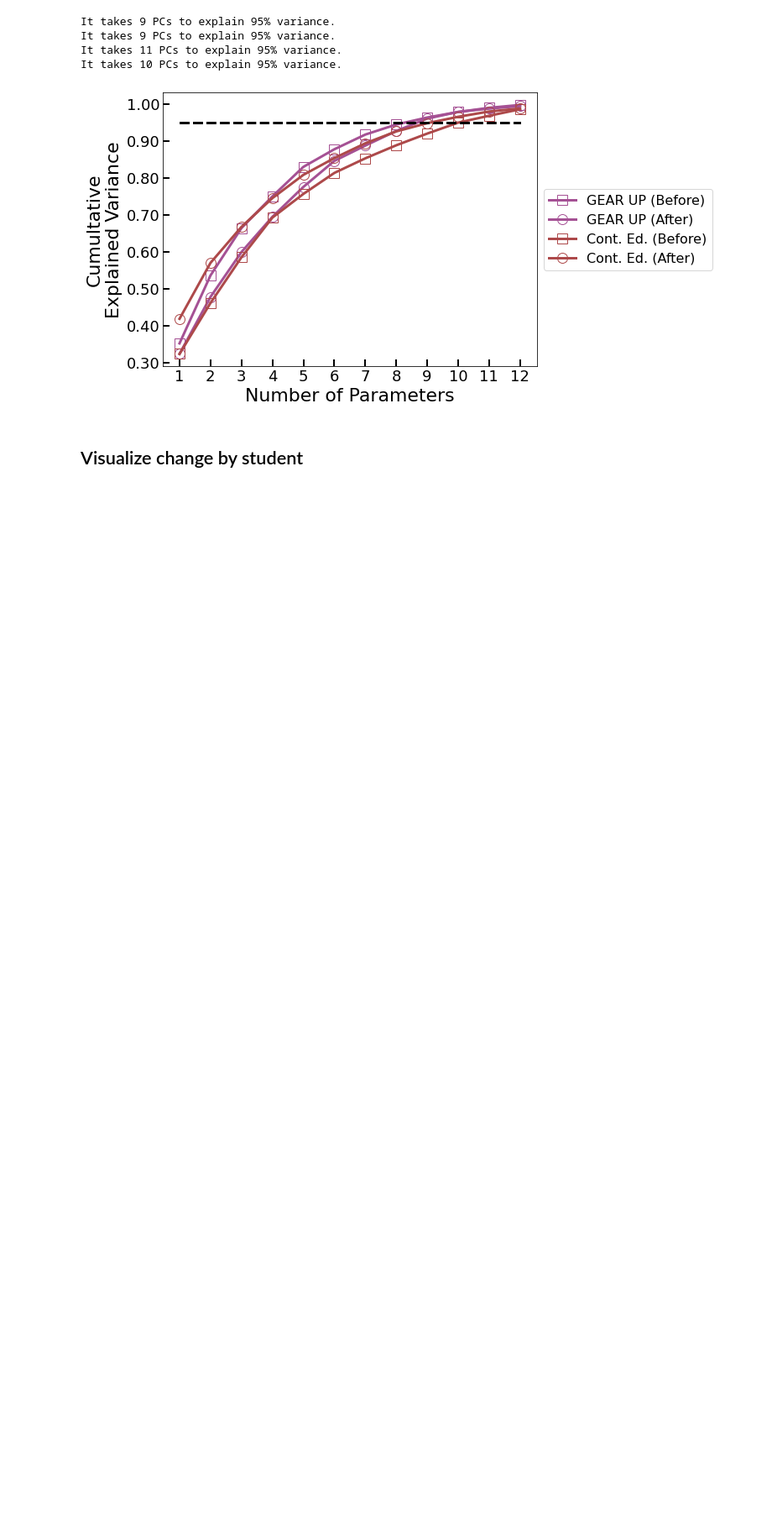
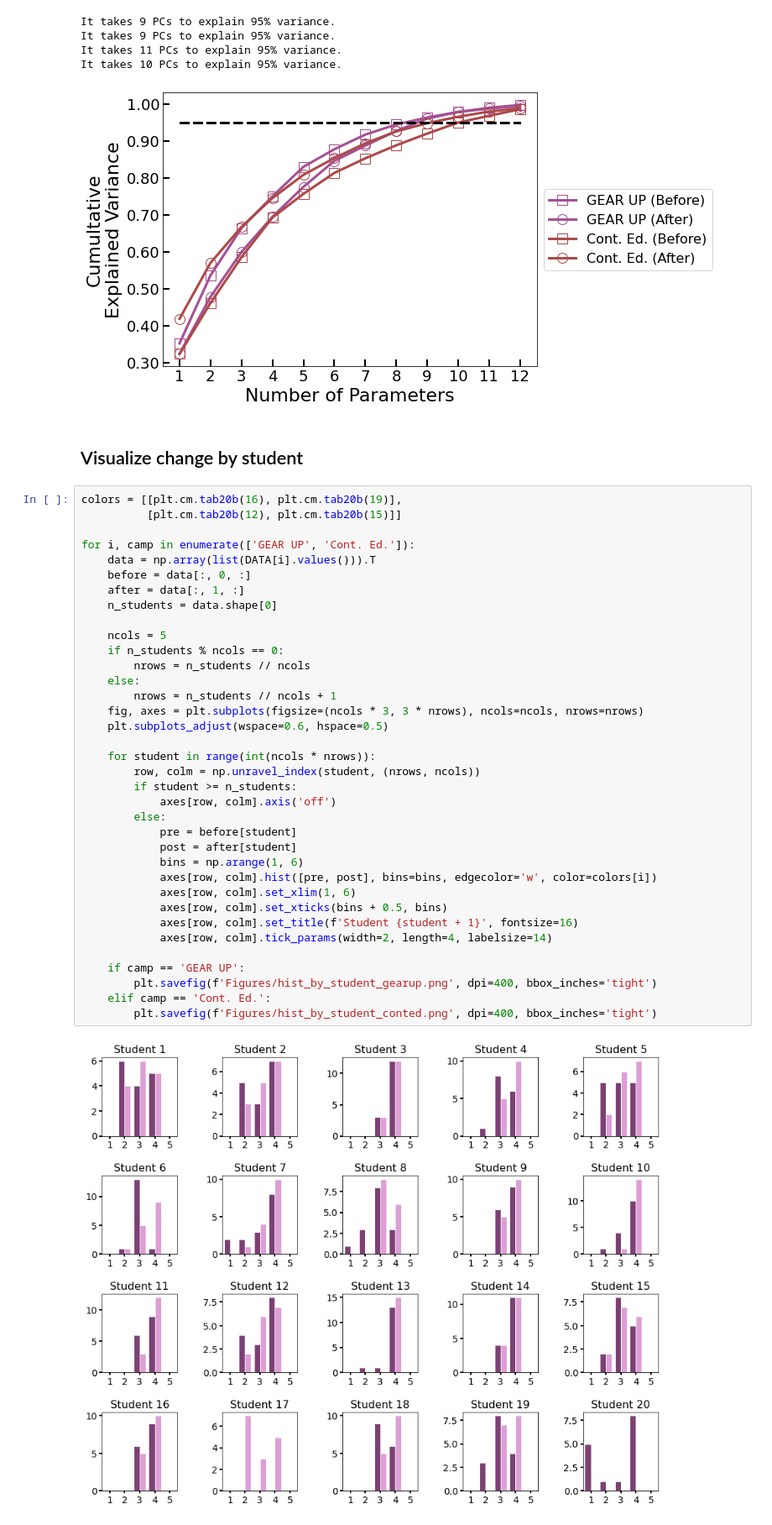
Before and after one commit to stetef/Nanocamp, a Jupyter notebook: Analysis.ipynb, the cells around one changed output. Shown at 84% size. Cells and saved outputs as stored; diff of their text form; blank space fills up the shorter version.

```diff
--- a/Analysis.ipynb
+++ b/Analysis.ipynb
@@ -208,3 +195,41 @@ It takes 10 PCs to explain 95% variance.
 [figure]
 # %% [markdown]
 ## Visualize change by student
+# %%
+colors = [[plt.cm.tab20b(16), plt.cm.tab20b(19)],
+          [plt.cm.tab20b(12), plt.cm.tab20b(15)]]
+
+for i, camp in enumerate(['GEAR UP', 'Cont. Ed.']):
+    data = np.array(list(DATA[i].values())).T
+    before = data[:, 0, :]
+    after = data[:, 1, :]
+    n_students = data.shape[0]
+
+    ncols = 5
+    if n_students % ncols == 0:
+        nrows = n_students // ncols
+    else:
+        nrows = n_students // ncols + 1
+    fig, axes = plt.subplots(figsize=(ncols * 3, 3 * nrows), ncols=ncols, nrows=nrows)
+    plt.subplots_adjust(wspace=0.6, hspace=0.5)
+
+    for student in range(int(ncols * nrows)):
+        row, colm = np.unravel_index(student, (nrows, ncols))
+        if student >= n_students:
+            axes[row, colm].axis('off')
+        else:
+            pre = before[student]
+            post = after[student]
+            bins = np.arange(1, 6)
+            axes[row, colm].hist([pre, post], bins=bins, edgecolor='w', color=colors[i])
+            axes[row, colm].set_xlim(1, 6)
+            axes[row, colm].set_xticks(bins + 0.5, bins)
+            axes[row, colm].set_title(f'Student {student + 1}', fontsize=16)
+            axes[row, colm].tick_params(width=2, length=4, labelsize=14)
+
+    if camp == 'GEAR UP':
+        plt.savefig(f'Figures/hist_by_student_gearup.png', dpi=400, bbox_inches='tight')
+    elif camp == 'Cont. Ed.':
+        plt.savefig(f'Figures/hist_by_student_conted.png', dpi=400, bbox_inches='tight')
+# %% [output]
+[figure, added]
```
Also changed, not shown: parts of 4 cells of this notebook, 6 other files.
